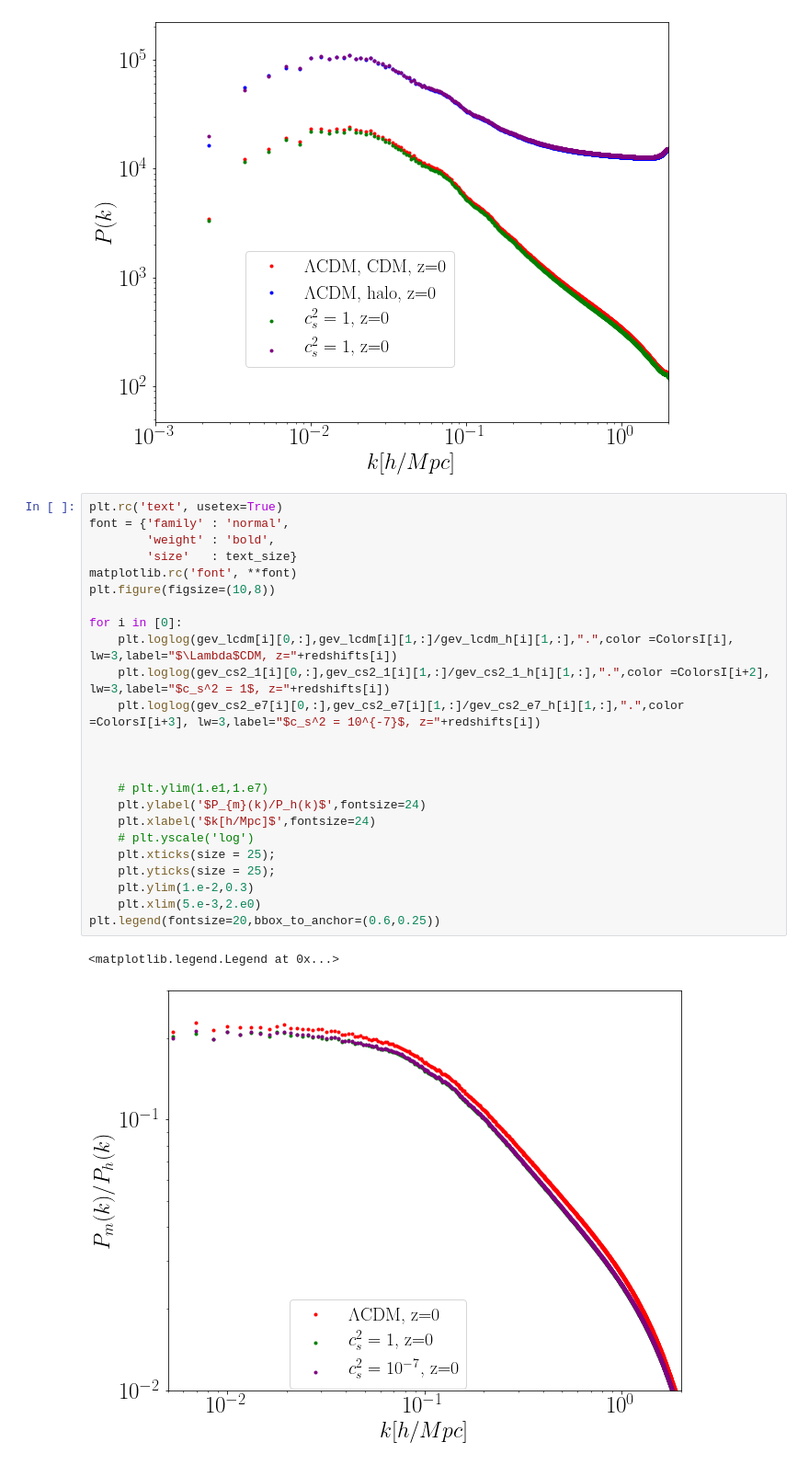
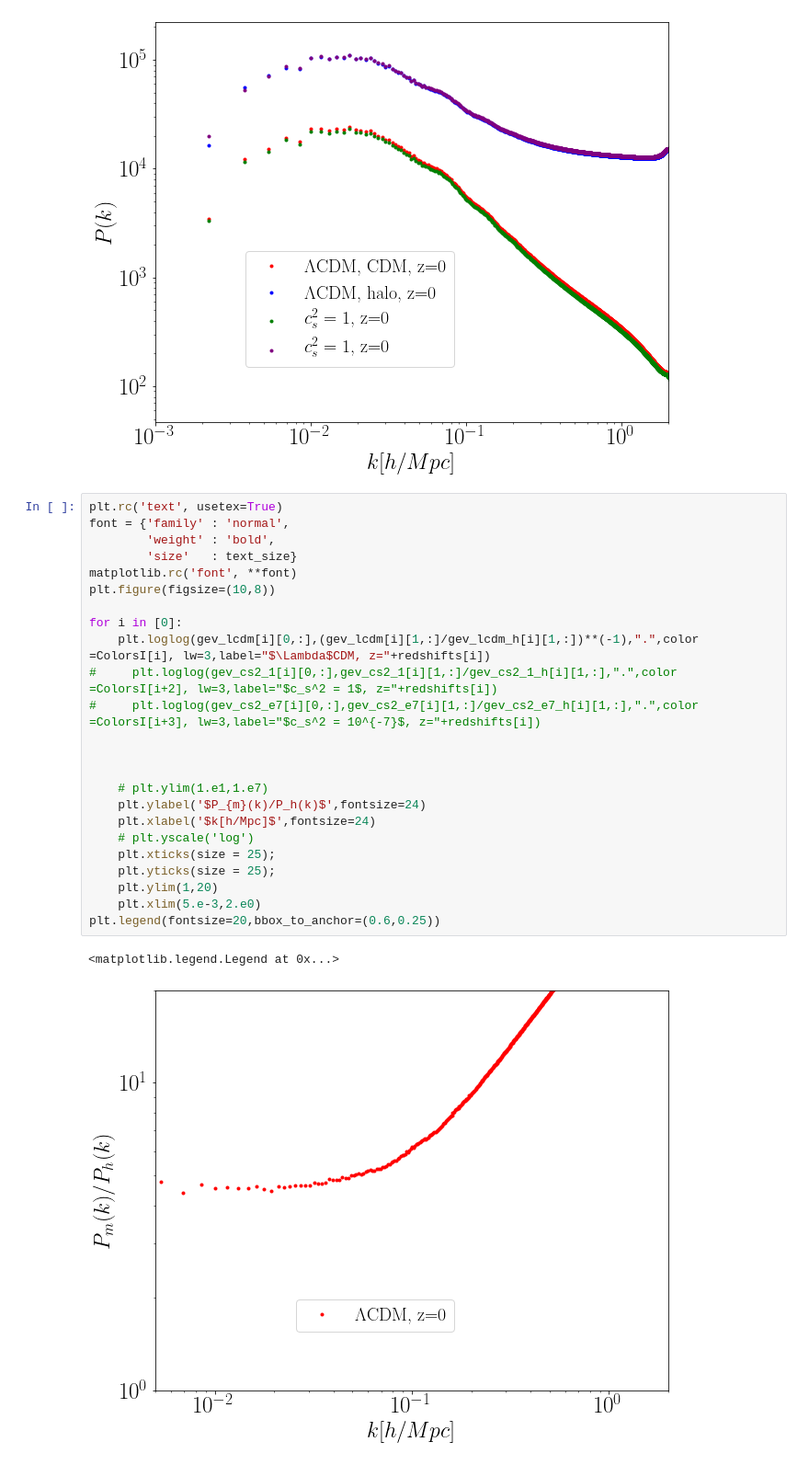
Before and after one commit to FarbodHassani/Doppler_RSD_N-body, a Jupyter notebook: Analysis-notebooks/pcls_halos_PowerSpectra_CF_comparison_no_RSD.ipynb, the cells around one changed output. Shown: that part at 92% size. Saved outputs shown, nothing was run; the diff lists cells and outputs as text.

```diff
--- a/Analysis-notebooks/pcls_halos_PowerSpectra_CF_comparison_no_RSD.ipynb
+++ b/Analysis-notebooks/pcls_halos_PowerSpectra_CF_comparison_no_RSD.ipynb
@@ -102,27 +102,27 @@ plt.legend(fontsize=20,bbox_to_anchor=(0.6,0.45))
 # %%
 plt.rc('text', usetex=True)
 font = {'family' : 'normal',
         'weight' : 'bold',
         'size'   : text_size}
 matplotlib.rc('font', **font)
 plt.figure(figsize=(10,8))
 
 for i in [0]:
-    plt.loglog(gev_lcdm[i][0,:],gev_lcdm[i][1,:]/gev_lcdm_h[i][1,:],".",color =ColorsI[i], lw=3,label="$\Lambda$CDM, z="+redshifts[i])
-    plt.loglog(gev_cs2_1[i][0,:],gev_cs2_1[i][1,:]/gev_cs2_1_h[i][1,:],".",color =ColorsI[i+2], lw=3,label="$c_s^2 = 1$, z="+redshifts[i])
-    plt.loglog(gev_cs2_e7[i][0,:],gev_cs2_e7[i][1,:]/gev_cs2_e7_h[i][1,:],".",color =ColorsI[i+3], lw=3,label="$c_s^2 = 10^{-7}$, z="+redshifts[i])
+    plt.loglog(gev_lcdm[i][0,:],(gev_lcdm[i][1,:]/gev_lcdm_h[i][1,:])**(-1),".",color =ColorsI[i], lw=3,label="$\Lambda$CDM, z="+redshifts[i])
+#     plt.loglog(gev_cs2_1[i][0,:],gev_cs2_1[i][1,:]/gev_cs2_1_h[i][1,:],".",color =ColorsI[i+2], lw=3,label="$c_s^2 = 1$, z="+redshifts[i])
+#     plt.loglog(gev_cs2_e7[i][0,:],gev_cs2_e7[i][1,:]/gev_cs2_e7_h[i][1,:],".",color =ColorsI[i+3], lw=3,label="$c_s^2 = 10^{-7}$, z="+redshifts[i])
 
 
 
     # plt.ylim(1.e1,1.e7)
     plt.ylabel('$P_{m}(k)/P_h(k)$',fontsize=24)
     plt.xlabel('$k[h/Mpc]$',fontsize=24)
     # plt.yscale('log')
     plt.xticks(size = 25);
     plt.yticks(size = 25);
-    plt.ylim(1.e-2,0.3)
+    plt.ylim(1,20)
     plt.xlim(5.e-3,2.e0)
 plt.legend(fontsize=20,bbox_to_anchor=(0.6,0.25))
 # %% [output]
 <matplotlib.legend.Legend at 0x...>
-[figure, old version]
+[figure, new version]
```
Also changed, not shown: 1 other file.
